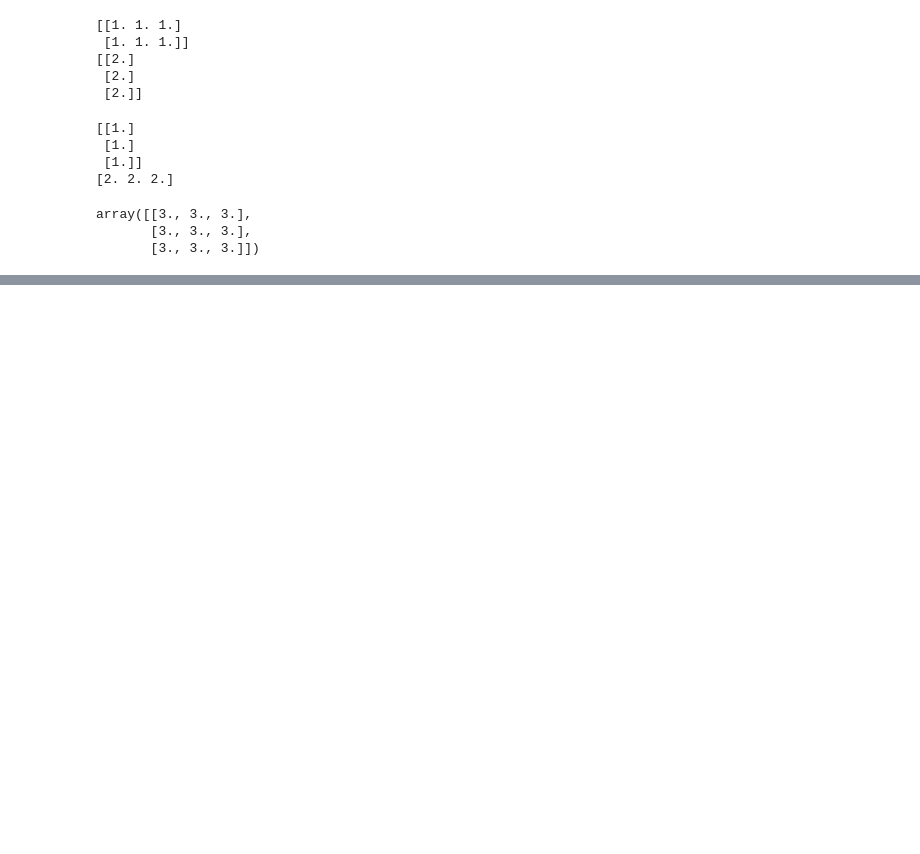
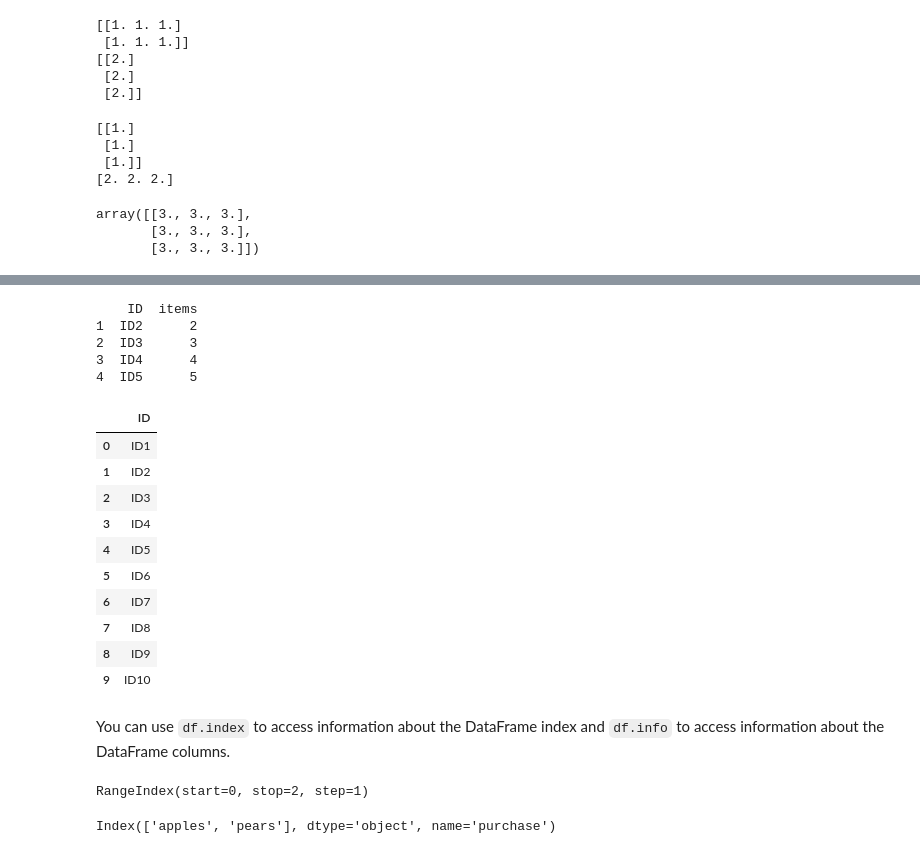
Before and after one commit to erikaduan/python_data_science_tips, a Jupyter notebook: 03_notebooks/01_Python-data-structures.ipynb, the cells around one changed output, grey strips where cells are left out. Drawn from its saved outputs; the diff is of its cells as text; code cells hidden in the pictures; blank space fills up the shorter version.

```diff
--- a/03_notebooks/01_Python-data-structures.ipynb
+++ b/03_notebooks/01_Python-data-structures.ipynb
@@ -644,0 +766,37 @@ import pandas as pd
+# %%
+#-----example 3-----
+print(df_2.iloc[1: 4+1]) # slice rows implicitly
+# df_2.loc[["ID3", "ID4"]] does not work
+
+df_2[["ID"]] # use [[]] to return a DataFrame
+# %% [output]
+    ID  items
+1  ID2      2
+2  ID3      3
+3  ID4      4
+4  ID5      5
+|  | ID |
+| 0 | ID1 |
+| 1 | ID2 |
+| 2 | ID3 |
+| 3 | ID4 |
+| 4 | ID5 |
+| 5 | ID6 |
+| 6 | ID7 |
+| 7 | ID8 |
+| 8 | ID9 |
+| 9 | ID10 |
+# %% [markdown]
+You can use `df.index` to access information about the DataFrame index and `df.info` to access information about the DataFrame columns.
+# %%
+#-----example 4-----
+print(df_3.index)
+
+new_column = ["apples", "pears"]
+df_3["purchase"] = new_column
+df_3 = df_3.set_index("purchase")
+
+df_3.index
+# %% [output]
+RangeIndex(start=0, stop=2, step=1)
+Index(['apples', 'pears'], dtype='object', name='purchase')
```
Also changed, not shown: parts of 39 cells of this notebook, 1 other file.
